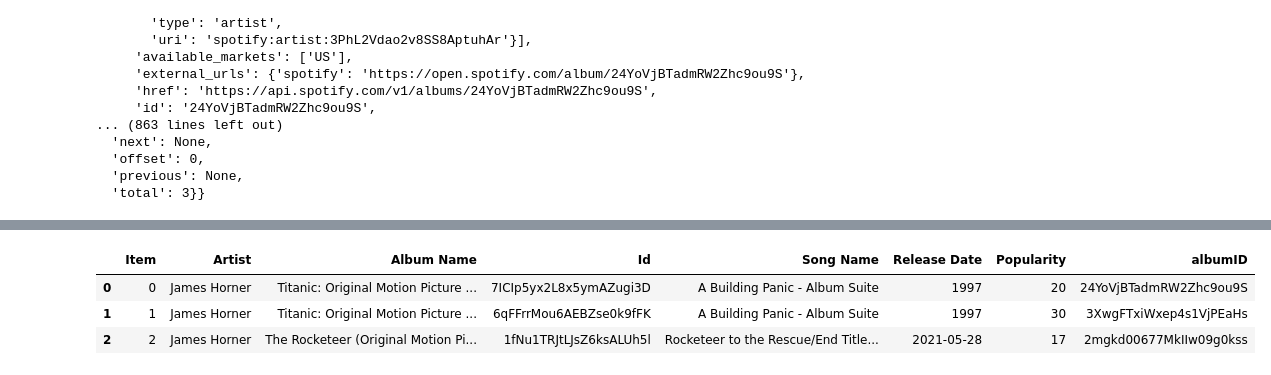
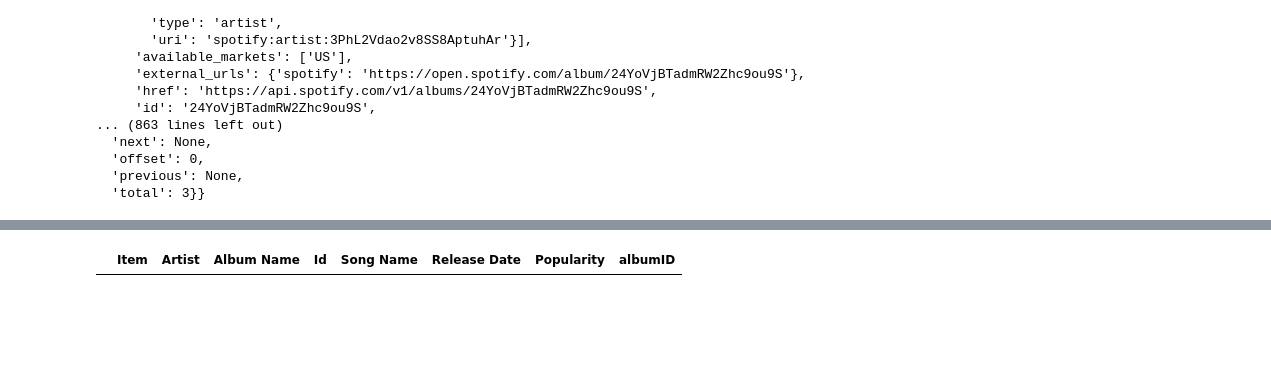
Before and after one commit to atathana/profanity_detector, a Jupyter notebook: notebooks/Spotify-use-access-token.ipynb, the cells around one changed output, grey strips where cells are left out. Drawn from its saved outputs; the diff is of its cells as text; code cells hidden in the pictures; blank space fills up the shorter version.

Commit message:
update spotify

```diff
--- a/notebooks/Spotify-use-access-token.ipynb
+++ b/notebooks/Spotify-use-access-token.ipynb
@@ -374,0 +456,10 @@ spotify=SpotifyAPI(client_id,client_secret)
+# %%
+#get  playlist item
+# https://api.spotify.com/v1/playlists/{playlist_id}/tracks
+playlist_id=playlist_df["ID"][0]
+# headers = spotify.get_resource_header()
+# endpoint = f"https://api.spotify.com/v1/playlists/1C7xHrNHW2rjRJJkNlRKuT/tracks"
+# r = requests.get(endpoint, headers=headers)
+# playlist_data=r.json()
+track_json=spotify.get_playlist_item_json(playlist_id
+track_json
@@ -374,0 +488,7 @@ spotify=SpotifyAPI(client_id,client_secret)
+# %%
+for i in range(1,5):
+    #URI
+    lis=[]
+    track=track_json["items"][i]
+    lis.append(track)
+lis
@@ -374,0 +513,12 @@ spotify=SpotifyAPI(client_id,client_secret)
+# %%
+need = []
+
+for i in
+for i, item in enumerate(playlist_data["items"][0]["track"]):
+    track = item['album']
+    track_id = item['id']
+    song_name = item['name']
+    popularity = item['popularity']
+    need.append((i, track['artists'][0]['name'], track['name'], track_id, song_name, track['release_date'], popularity,item['album']["id"]))
+
+need
@@ -418,10 +570,13 @@ q=album%2Ctitanic&type=track
   'previous': None,
   'total': 3}}
 # %%
+#trackdata
 need = []
-for i, item in enumerate(data['tracks']['items']):
+for i, item in enumerate(playlist_data['tracks']['items']):
     track = item['album']
     track_id = item['id']
     song_name = item['name']
     popularity = item['popularity']
     need.append((i, track['artists'][0]['name'], track['name'], track_id, song_name, track['release_date'], popularity,item['album']["id"]))
+
+need
@@ -448,11 +585,8 @@ need
 # %%
 Track_df = pd.DataFrame(need, index=None, columns=('Item', 'Artist', 'Album Name', 'Id', 'Song Name', 'Release Date', 'Popularity',"albumID"))
-Track_df
+Track_df .head(10)
 # %% [output]
 |  | Item | Artist | Album Name | Id | Song Name | Release Date | Popularity | albumID |
-| 0 | 0 | James Horner | Titanic: Original Motion Picture ... | 7ICIp5yx2L8x5ymAZugi3D | A Building Panic - Album Suite | 1997 | 20 | 24YoVjBTadmRW2Zhc9ou9S |
-| 1 | 1 | James Horner | Titanic: Original Motion Picture ... | 6qFFrrMou6AEBZse0k9fFK | A Building Panic - Album Suite | 1997 | 30 | 3XwgFTxiWxep4s1VjPEaHs |
-| 2 | 2 | James Horner | The Rocketeer (Original Motion Pi... | 1fNu1TRJtLJsZ6ksALUh5l | Rocketeer to the Rescue/End Title... | 2021-05-28 | 17 | 2mgkd00677MkIIw09g0kss |
 # %%
 access_token = spotify.access_token
 
```
Also changed, not shown: parts of 35 cells of this notebook, 6 other files.
